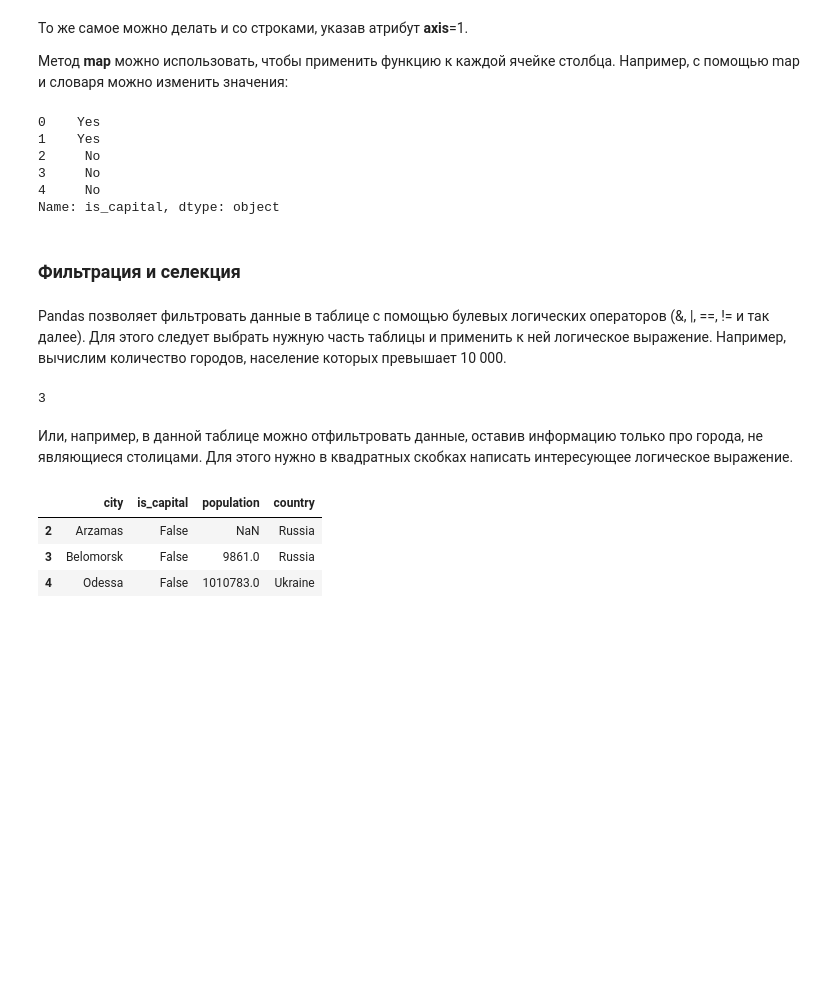
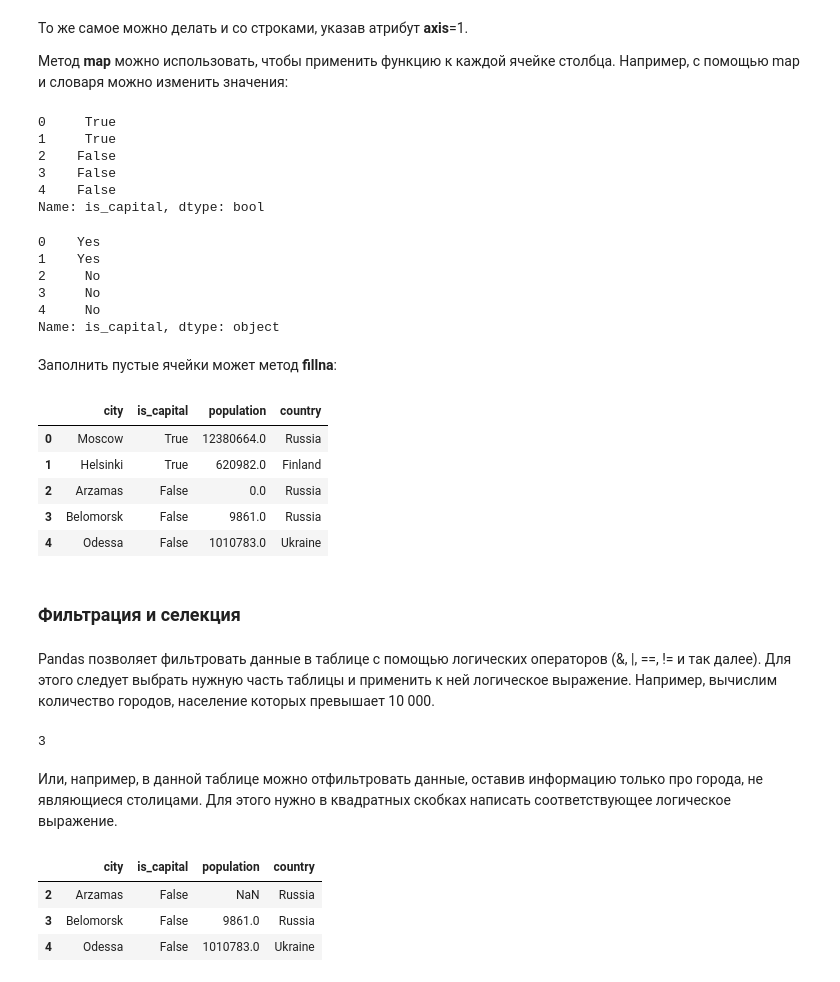
Before and after one commit to katchinsky/practice_2017, a Jupyter notebook: S 13, Pandas.ipynb, the cells around one changed output. Drawn from its saved outputs; the diff is of its cells as text; code cells hidden in the pictures; blank space fills up the shorter version.

Commit message:
Добавила про fillna и еще что-то

```diff
--- a/S 13, Pandas.ipynb
+++ b/S 13, Pandas.ipynb
@@ -402,26 +402,44 @@ dtype: object
 
 Метод **map** можно использовать, чтобы применить функцию к каждой ячейке столбца. Например, с помощью map и словаря можно изменить значения:
 # %%
+print(df.is_capital)
 d = {True : 'Yes', False : 'No'}
-df['is_capital'].map(d) # Изменим булевы значения на соответствующие строки в столбце столиц
+df['is_capital'].map(d) # Изменим булевы значения на соответствующие строки в столбце is_capital
 # %% [output]
-0    Yes
-1    Yes
-2     No
-3     No
-4     No
-Name: is_capital, dtype: object
+0     True
+1     True
+2    False
+3    False
+4    False
+Name: is_capital, dtype: bool
+0    Yes
+1    Yes
+2     No
+3     No
+4     No
+Name: is_capital, dtype: object
+# %% [markdown]
+Заполнить пустые ячейки может метод **fillna**:
+# %%
+df.fillna(0)
+# %% [output]
+|  | city | is_capital | population | country |
+| 0 | Moscow | True | 12380664.0 | Russia |
+| 1 | Helsinki | True | 620982.0 | Finland |
+| 2 | Arzamas | False | 0.0 | Russia |
+| 3 | Belomorsk | False | 9861.0 | Russia |
+| 4 | Odessa | False | 1010783.0 | Ukraine |
 # %% [markdown]
 ### Фильтрация и селекция
 # %% [markdown]
-Pandas позволяет фильтровать данные в таблице с помощью булевых логических операторов (&, |, ==, != и так далее). Для этого следует выбрать нужную часть таблицы и применить к ней логическое выражение. Например, вычислим количество городов, население которых превышает 10 000.
+Pandas позволяет фильтровать данные в таблице с помощью логических операторов (&, |, ==, != и так далее). Для этого следует выбрать нужную часть таблицы и применить к ней логическое выражение. Например, вычислим количество городов, население которых превышает 10 000.
 # %%
 print(len(df[df.population > 1e4])) # Выбираем столбец с населением, сравниваем с 10000,
                                     # выбираем строки, где это правда, и считаем их количество
 # %% [output]
 3
 # %% [markdown]
-Или, например, в данной таблице можно отфильтровать данные, оставив информацию только про города, не являющиеся столицами. Для этого нужно в квадратных скобках написать интересующее логическое выражение.
+Или, например, в данной таблице можно отфильтровать данные, оставив информацию только про города, не являющиеся столицами. Для этого нужно в квадратных скобках написать соответствующее логическое выражение.
 # %%
 df[df.is_capital == False]
 # %% [output]
```
Also changed, not shown: parts of 9 cells of this notebook.
